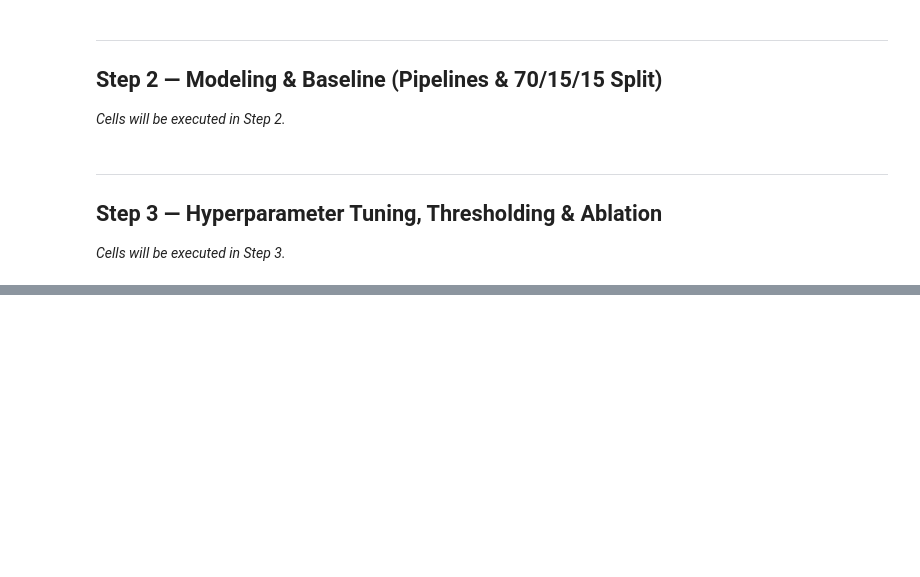
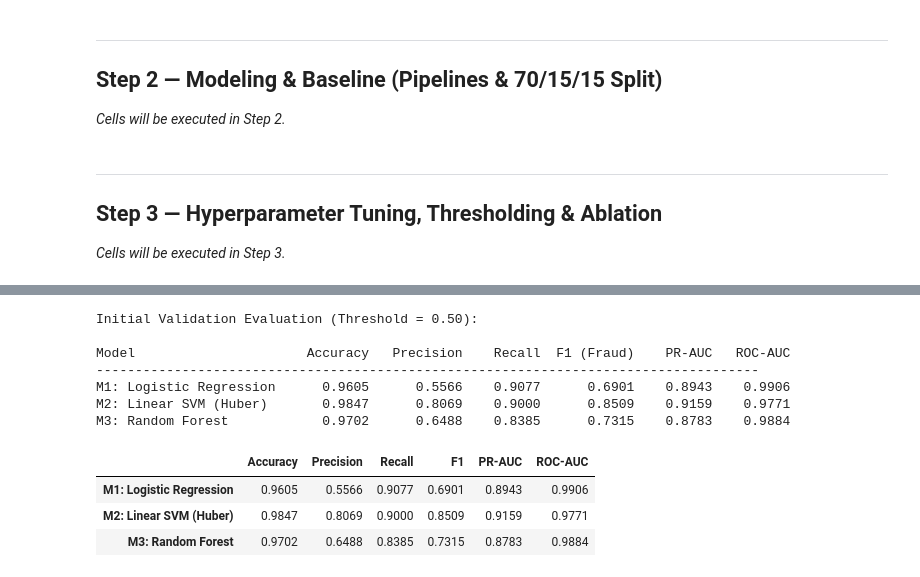
Before and after one commit to iman758/Introduction-to-AI-, a Jupyter notebook: B1_Fake_Job_Postings/B1_notebook.ipynb, the cells around one changed output, grey strips where cells are left out. Cells and saved outputs as stored; diff of their text form; code cells hidden in the pictures; blank space fills up the shorter version.

Commit message:
B1: Preprocessing pipeline, 70/15/15 split, baseline Logistic Regression, Linear SVM, and Random Forest

```diff
--- a/B1_Fake_Job_Postings/B1_notebook.ipynb
+++ b/B1_Fake_Job_Postings/B1_notebook.ipynb
@@ -316,0 +464,45 @@ All Step 1 figures saved to figures/. Ready for Commit 1 of Task B1.
+# %%
+# Cell 11 — Train on Training Set & Initial Validation Evaluation (Default Threshold 0.5)
+from sklearn.metrics import (
+    precision_score, recall_score, f1_score, average_precision_score, roc_auc_score, accuracy_score
+)
+
+val_results_default = {}
+
+print("Initial Validation Evaluation (Threshold = 0.50):\n")
+print(f"{'Model':<25}  {'Accuracy':>8}  {'Precision':>10}  {'Recall':>8}  {'F1 (Fraud)':>10}  {'PR-AUC':>8}  {'ROC-AUC':>8}")
+print("-" * 85)
+
+for name, pipe in PIPELINES_B1.items():
+    pipe.fit(X_train, y_train)
+    y_val_prob = pipe.predict_proba(X_val)[:, 1]
+    y_val_pred = (y_val_prob >= 0.50).astype(int)
+
+    acc  = accuracy_score(y_val, y_val_pred)
+    prec = precision_score(y_val, y_val_pred, zero_division=0)
+    rec  = recall_score(y_val, y_val_pred, zero_division=0)
+    f1   = f1_score(y_val, y_val_pred, zero_division=0)
+    pr_auc  = average_precision_score(y_val, y_val_prob)
+    roc_auc = roc_auc_score(y_val, y_val_prob)
+
+    val_results_default[name] = {
+        "Accuracy": acc, "Precision": prec, "Recall": rec, "F1": f1,
+        "PR-AUC": pr_auc, "ROC-AUC": roc_auc
+    }
+    print(f"{name:<25}  {acc:>8.4f}  {prec:>10.4f}  {rec:>8.4f}  {f1:>10.4f}  {pr_auc:>8.4f}  {roc_auc:>8.4f}")
+
+print()
+val_df_default = pd.DataFrame(val_results_default).T.round(4)
+display(val_df_default)
+# %% [output]
+Initial Validation Evaluation (Threshold = 0.50):
+
+Model                      Accuracy   Precision    Recall  F1 (Fraud)    PR-AUC   ROC-AUC
+-------------------------------------------------------------------------------------
+M1: Logistic Regression      0.9605      0.5566    0.9077      0.6901    0.8943    0.9906
+M2: Linear SVM (Huber)       0.9847      0.8069    0.9000      0.8509    0.9159    0.9771
+M3: Random Forest            0.9702      0.6488    0.8385      0.7315    0.8783    0.9884
+|  | Accuracy | Precision | Recall | F1 | PR-AUC | ROC-AUC |
+| M1: Logistic Regression | 0.9605 | 0.5566 | 0.9077 | 0.6901 | 0.8943 | 0.9906 |
+| M2: Linear SVM (Huber) | 0.9847 | 0.8069 | 0.9000 | 0.8509 | 0.9159 | 0.9771 |
+| M3: Random Forest | 0.9702 | 0.6488 | 0.8385 | 0.7315 | 0.8783 | 0.9884 |
```
Also changed, not shown: parts of 5 cells of this notebook.
